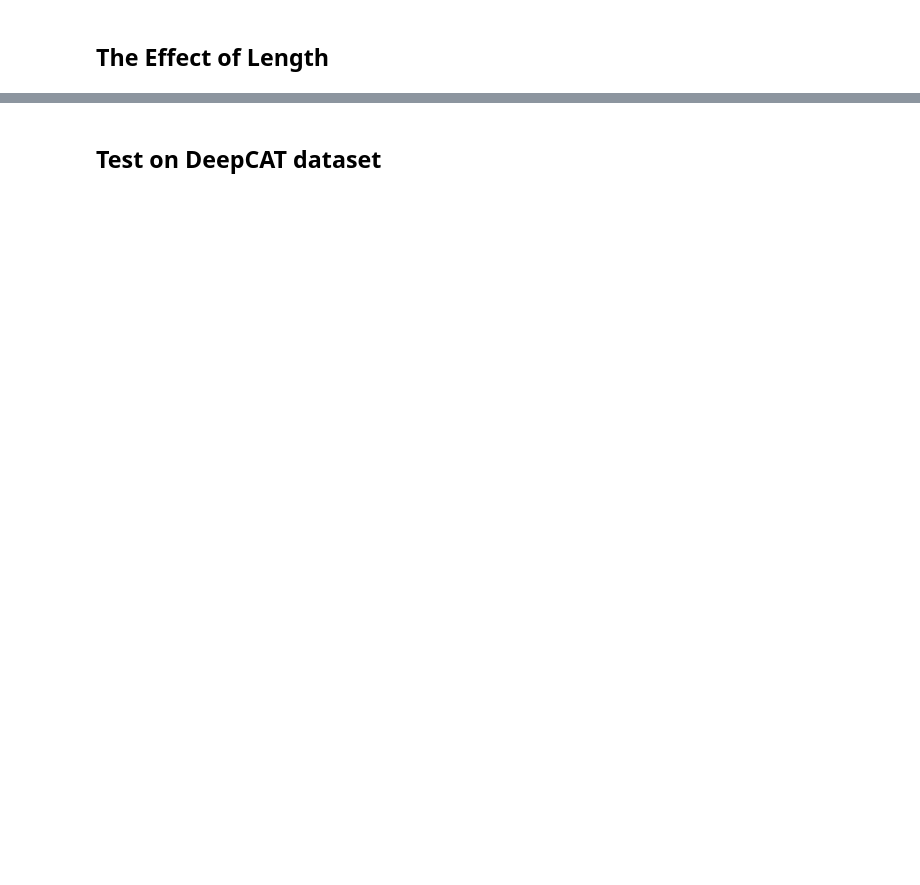
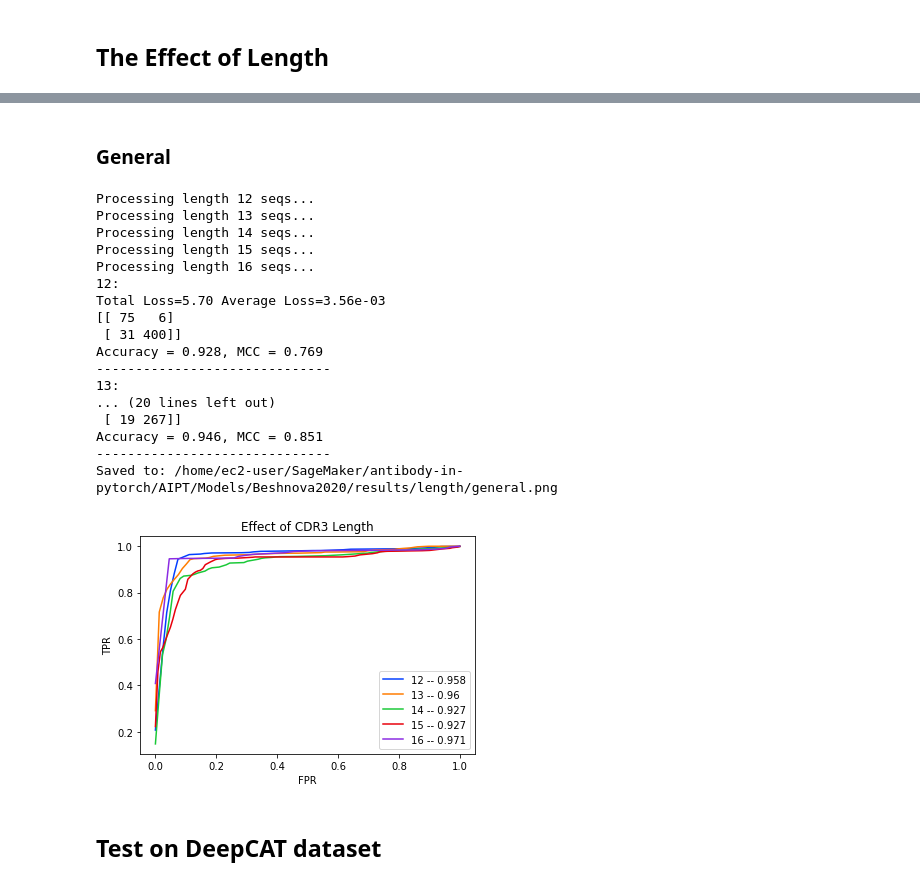
Before and after one commit to gv20-therapeutics/antibody-in-pytorch, a Jupyter notebook: AIPT/Models/Beshnova2020/Replicate_Beshnova2020.ipynb, the cells around one changed output, grey strips where cells are left out. Cells and saved outputs as stored; diff of their text form; code cells hidden in the pictures; blank space fills up the shorter version.

```diff
--- a/AIPT/Models/Beshnova2020/Replicate_Beshnova2020.ipynb
+++ b/AIPT/Models/Beshnova2020/Replicate_Beshnova2020.ipynb
@@ -457,3 +343,26 @@ roc_from_models(
+# %% [markdown]
+### General
+# %%
+length_roc(para_dict, 'general', CNN.general_model)
+# %% [output]
+Processing length 12 seqs...
+Processing length 13 seqs...
+Processing length 14 seqs...
+Processing length 15 seqs...
+Processing length 16 seqs...
+12:
+Total Loss=5.70 Average Loss=3.56e-03
+[[ 75   6]
+ [ 31 400]]
+Accuracy = 0.928, MCC = 0.769
+------------------------------
+13:
+... (20 lines left out)
+ [ 19 267]]
+Accuracy = 0.946, MCC = 0.851
+------------------------------
+Saved to: /home/ec2-user/SageMaker/antibody-in-pytorch/AIPT/Models/Beshnova2020/results/length/general.png
+[figure, added]
 # %% [markdown]
 ## Test on DeepCAT dataset
 # %%
```
Also changed, not shown: parts of 35 cells of this notebook, 9 other files.
